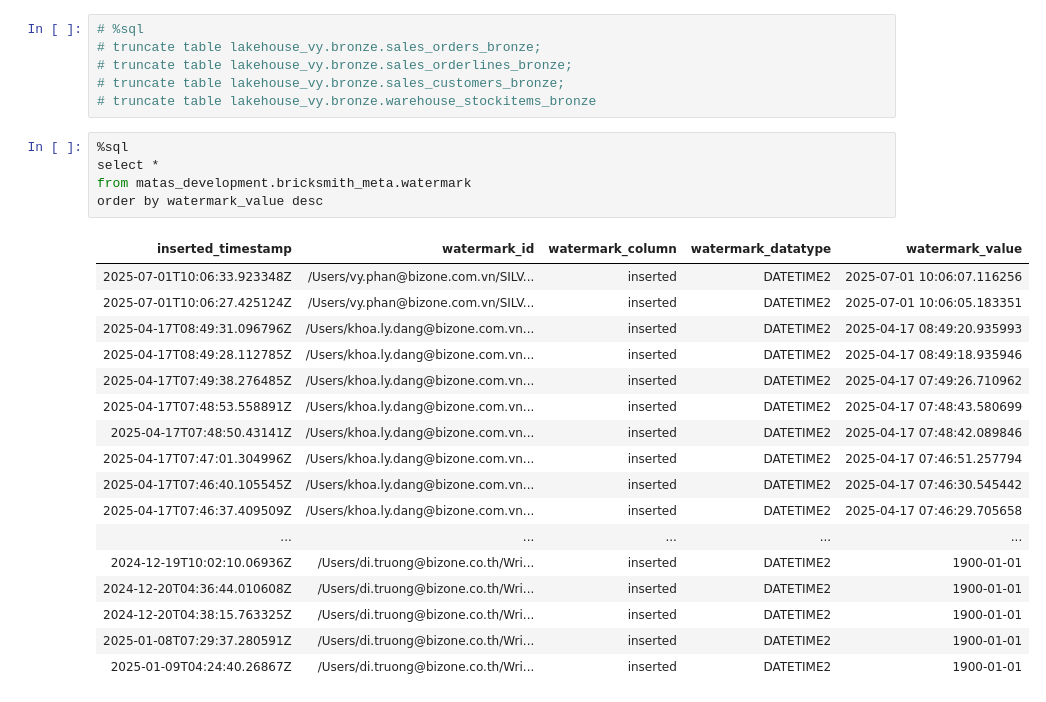
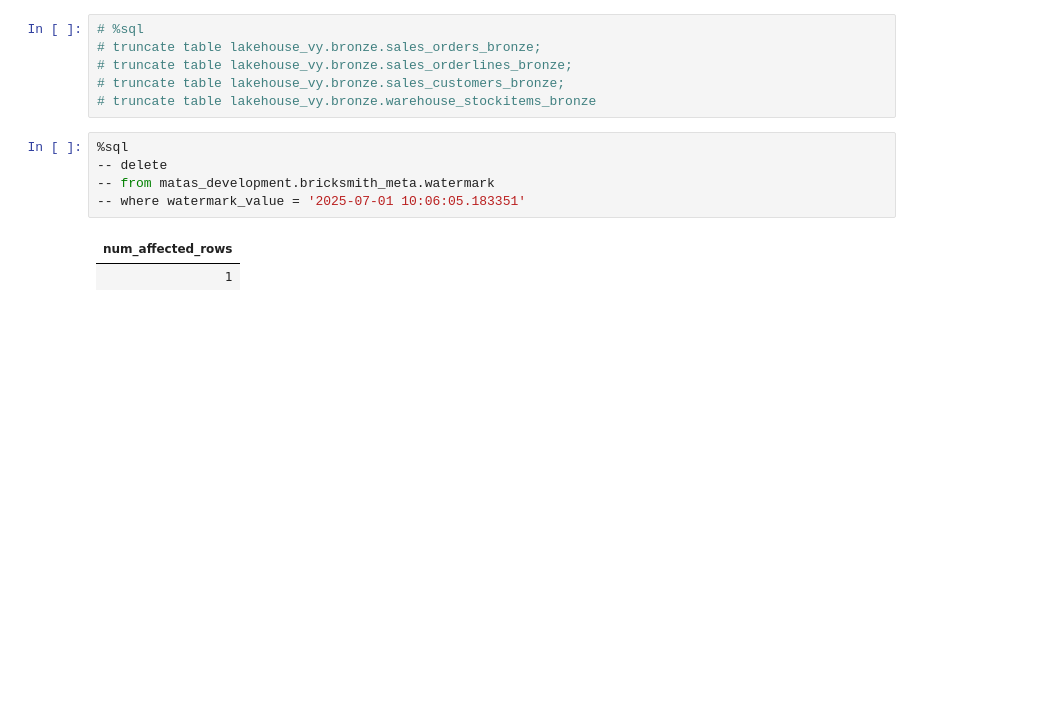
Before and after one commit to phanvybizone/test-workpsace, a Jupyter notebook: load to silver layer_orders.ipynb, the cells around one changed output. Drawn from its saved outputs; the diff is of its cells as text; blank space fills up the shorter version.

```diff
--- a/load to silver layer_orders.ipynb
+++ b/load to silver layer_orders.ipynb
@@ -203,24 +203,9 @@ INFO:velocity.metadata.abs_watermark:watermark value to be written: 2025-07-01 1
 # truncate table lakehouse_vy.bronze.warehouse_stockitems_bronze
 # %%
 %sql
-select *
-from matas_development.bricksmith_meta.watermark
-order by watermark_value desc
+-- delete
+-- from matas_development.bricksmith_meta.watermark
+-- where watermark_value = '2025-07-01 10:06:05.183351'
 # %% [output]
-| inserted_timestamp | watermark_id | watermark_column | watermark_datatype | watermark_value |
-| 2025-07-01T10:06:33.923348Z | /Users/vy.phan@bizone.com.vn/SILV... | inserted | DATETIME2 | 2025-07-01 10:06:07.116256 |
-| 2025-07-01T10:06:27.425124Z | /Users/vy.phan@bizone.com.vn/SILV... | inserted | DATETIME2 | 2025-07-01 10:06:05.183351 |
-| 2025-04-17T08:49:31.096796Z | /Users/khoa.ly.dang@bizone.com.vn... | inserted | DATETIME2 | 2025-04-17 08:49:20.935993 |
-| 2025-04-17T08:49:28.112785Z | /Users/khoa.ly.dang@bizone.com.vn... | inserted | DATETIME2 | 2025-04-17 08:49:18.935946 |
-| 2025-04-17T07:49:38.276485Z | /Users/khoa.ly.dang@bizone.com.vn... | inserted | DATETIME2 | 2025-04-17 07:49:26.710962 |
-| 2025-04-17T07:48:53.558891Z | /Users/khoa.ly.dang@bizone.com.vn... | inserted | DATETIME2 | 2025-04-17 07:48:43.580699 |
-| 2025-04-17T07:48:50.43141Z | /Users/khoa.ly.dang@bizone.com.vn... | inserted | DATETIME2 | 2025-04-17 07:48:42.089846 |
-| 2025-04-17T07:47:01.304996Z | /Users/khoa.ly.dang@bizone.com.vn... | inserted | DATETIME2 | 2025-04-17 07:46:51.257794 |
-| 2025-04-17T07:46:40.105545Z | /Users/khoa.ly.dang@bizone.com.vn... | inserted | DATETIME2 | 2025-04-17 07:46:30.545442 |
-| 2025-04-17T07:46:37.409509Z | /Users/khoa.ly.dang@bizone.com.vn... | inserted | DATETIME2 | 2025-04-17 07:46:29.705658 |
-| ... | ... | ... | ... | ... |
-| 2024-12-19T10:02:10.06936Z | /Users/di.truong@bizone.co.th/Wri... | inserted | DATETIME2 | 1900-01-01 |
-| 2024-12-20T04:36:44.010608Z | /Users/di.truong@bizone.co.th/Wri... | inserted | DATETIME2 | 1900-01-01 |
-| 2024-12-20T04:38:15.763325Z | /Users/di.truong@bizone.co.th/Wri... | inserted | DATETIME2 | 1900-01-01 |
-| 2025-01-08T07:29:37.280591Z | /Users/di.truong@bizone.co.th/Wri... | inserted | DATETIME2 | 1900-01-01 |
-| 2025-01-09T04:24:40.26867Z | /Users/di.truong@bizone.co.th/Wri... | inserted | DATETIME2 | 1900-01-01 |
+| num_affected_rows |
+| 1 |
```
Also changed, not shown: parts of 1 cell of this notebook.
